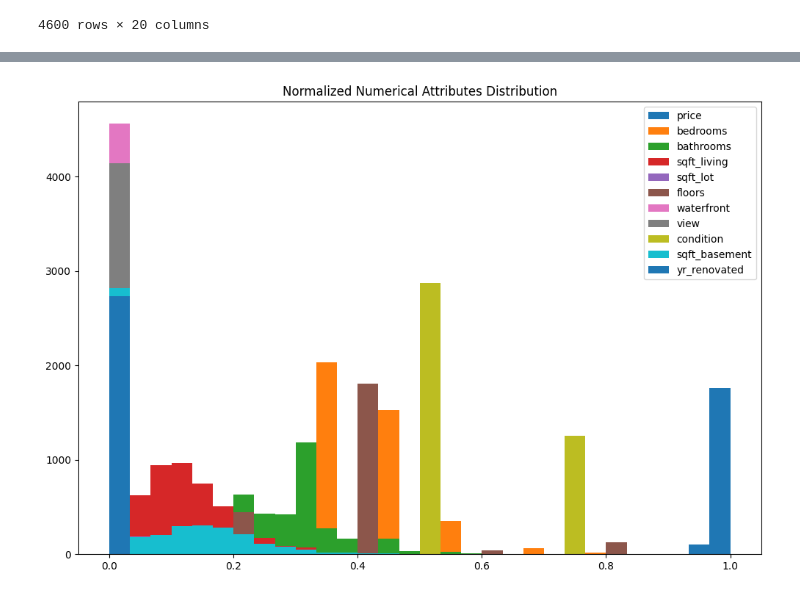
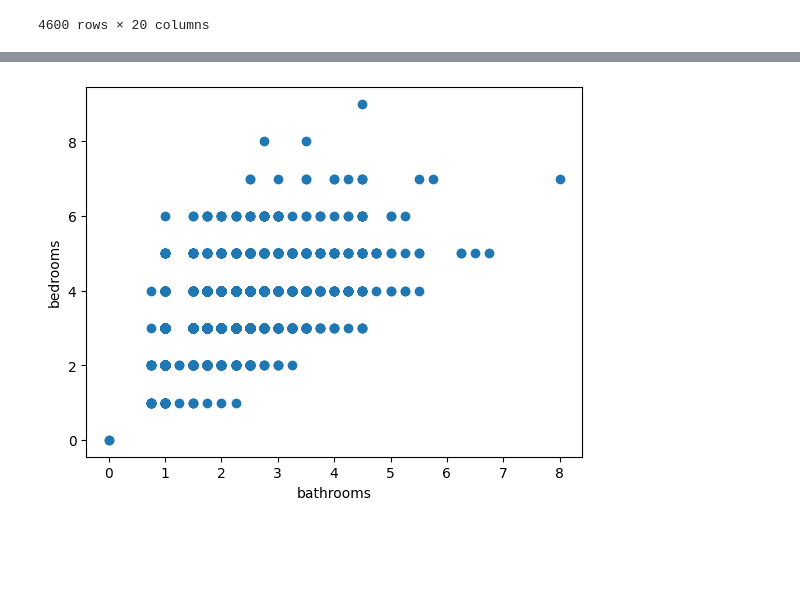
Before and after one commit to rahul-727/AML_EX1, a Jupyter notebook: 2348544_Ex1.ipynb, the cells around one changed output, grey strips where cells are left out. Drawn from its saved outputs; the diff is of its cells as text; code cells hidden in the pictures; blank space fills up the shorter version.

```diff
--- a/2348544_Ex1.ipynb
+++ b/2348544_Ex1.ipynb
@@ -164,9 +155,7 @@ plt.show()
-# %%
-plt.figure(figsize=(12, 8))
-for column in numerical_attributes.columns:
-    plt.hist(normalized_attributes[:, numerical_attributes.columns.get_loc(column)], bins=30, label=column)
-plt.title("Normalized Numerical Attributes Distribution")
-plt.legend()
-plt.show()
-# %% [output]
-[figure, removed]
+# %%
+plt.scatter(df['bathrooms'],df['bedrooms'])
+plt.xlabel('bathrooms')
+plt.ylabel('bedrooms')
+plt.show()
+# %% [output]
+[figure, added]
```
Also changed, not shown: parts of 14 cells of this notebook.
